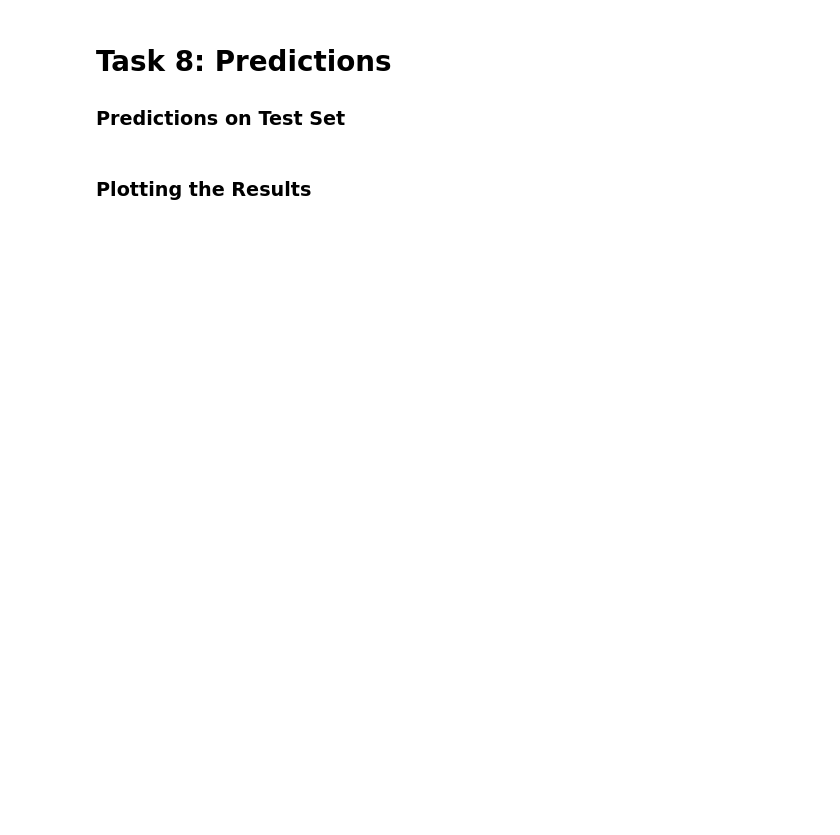
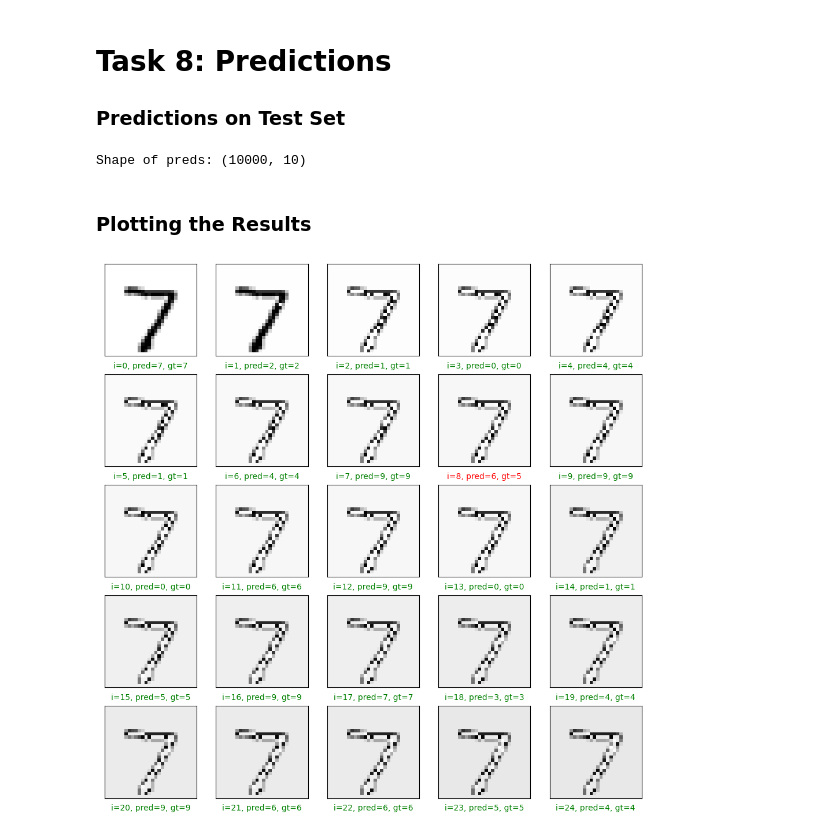
Before and after one commit to tanvirsweb/Image_Classification_with_TensorFlow_MachineLearning-ML-, a Jupyter notebook: 01_Student_Notebook.ipynb, the cells around one changed output. Drawn from its saved outputs; the diff is of its cells as text; code cells hidden in the pictures; blank space fills up the shorter version.

```diff
--- a/01_Student_Notebook.ipynb
+++ b/01_Student_Notebook.ipynb
@@ -166,4 +187,12 @@ This model is much more likely to solve the problem as it can learn more complex
 # %% [markdown]
 ### Data Normalization
+# %%
+x_mean = np.mean( x_train_reshaped )
+x_std = np.std( x_train_reshaped )
+
+epsilon = 1e-10
+x_train_norm = (x_train_reshaped-x_mean) / (x_std + epsilon)
+# for very small of standard deviation will lead to unstability in computations and adding another small value (epsilon) solves the problem if it exists.
+x_test_norm = (x_test_reshaped-x_mean) / (x_std + epsilon)
 # %% [markdown]
 ### Display Normalized Pixel Values
@@ -189,3 +236,12 @@ Graphical representation of a node where the two operations are performed:
 ![ReLU](images/1_5.png)
 
 ### Compiling the Model
+# %%
+model.compile(
+    optimizer='sgd',
+    loss='categorical_crossentropy',
+    metrics=['accuracy']
+)
+# sgd = optimization function --> Stochastic gradient descent
+
+model.summary()
@@ -193,3 +264,6 @@ Graphical representation of a node where the two operations are performed:
 # Task 7: Training the Model
 
 ### Training the Model
+# %%
+model.fit(x_train_norm, y_train_encoded, epochs=3)
+# we are going through all the training examples 3 times (epochs= iteraions)
@@ -199,5 +287,33 @@ Graphical representation of a node where the two operations are performed:
 # Task 8: Predictions
 
 ### Predictions on Test Set
+# %%
+preds = model.predict(x_test_norm)
+print("Shape of preds:", preds.shape)
+# %% [output]
+Shape of preds: (10000, 10)
 # %% [markdown]
 ### Plotting the Results
+# %%
+plt.figure(figsize=(12,12))
+
+start_index=0
+
+for i in range(25):
+    plt.subplot(5, 5, i+1)
+    plt.grid(False)
+    plt.xticks([])
+    plt.yticks([])
+
+    pred = np.argmax(preds[start_index+i])
+    gt = y_test[start_index+i]
+
+    col = 'g'
+    if pred != gt:
+        col = 'r'
+
+    plt.xlabel( 'i={}, pred={}, gt={}'.format( start_index+i, pred, gt) , color=col )
+    plt.imshow(x_test[start_index]+i, cmap='binary')
+plt.show()
+# %% [output]
+[figure, added]
```
Also changed, not shown: parts of 9 cells of this notebook, 2 other files.
